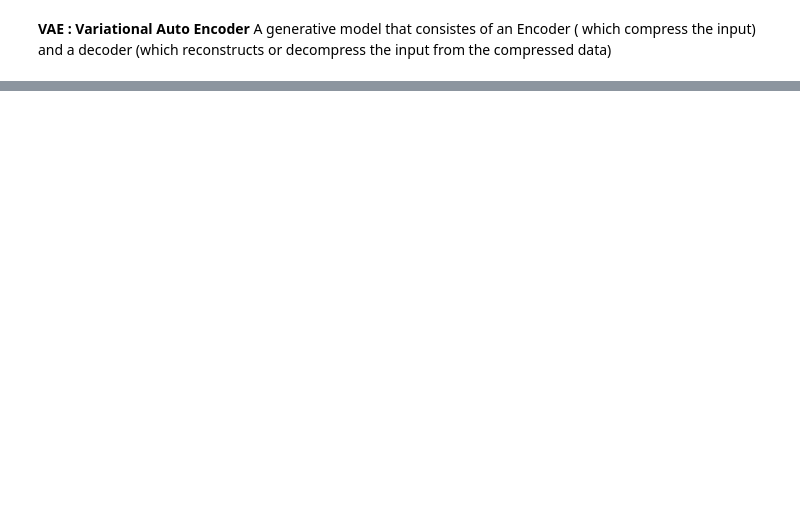
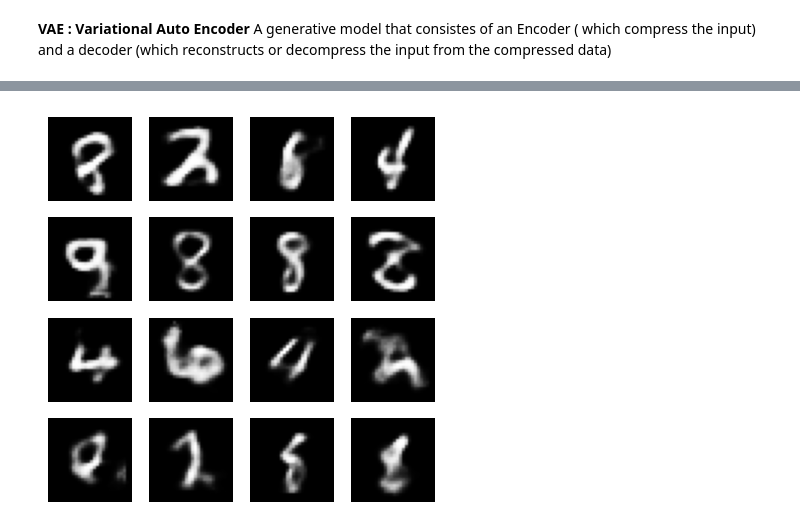
Before and after one commit to roshinsthomas/Variational-Autoencoder-MNIST, a Jupyter notebook: VAE.ipynb, the cells around one changed output, grey strips where cells are left out. Drawn from its saved outputs; the diff is of its cells as text; code cells hidden in the pictures; blank space fills up the shorter version.

Commit message:
completed VAE model using MNIST dataset

```diff
--- a/VAE.ipynb
+++ b/VAE.ipynb
@@ -30,7 +30,7 @@ class VAE(nn.Module):
     #create an encoder converts ip into latent dims
     #create an encoder layer object of Sequential class
     self.encoder = nn.Sequential(
-        nn.Linear(input_dim, hidden_dim)
+        nn.Linear(input_dim, hidden_dim),
         #first fully connected layer with Linear activation
         nn.ReLU() # relu activation
     )
@@ -45,7 +45,7 @@ class VAE(nn.Module):
     ################
     #create an decoder converts latent dims into output
     self.decoder = nn.Sequential(
-        nn.Linear(input_dim, hidden_dim)
+        nn.Linear(latent_dim, hidden_dim),
         #first fully connected layer with Linear activation
         nn.ReLU(), # relu activation
         nn.Linear(hidden_dim, input_dim),
@@ -83,0 +101,6 @@ def loss_fn(reconstructed_x, x, mu, log_var):
+# %%
+#Train the VAE
+#Step 1 : initialize the model, optimizer and device
+device = torch.device("cuda" if torch.cuda.is_available() else "cpu")
+model = VAE().to(device) #load the model class to device
+optimizer = optim.Adam(model.parameters(), lr = 1e-3)
@@ -83,0 +146,19 @@ def loss_fn(reconstructed_x, x, mu, log_var):
+# %%
+#generate a set of images using our trained model
+import matplotlib.pyplot as plt
+with torch.no_grad():
+  #create a blank random points in latent space
+  z = torch.randn(16, 20 ).to(device)
+  #using this blank latent space as input, our model should generate images
+  generated_images = model.decoder(z).cpu() #decode our random z
+
+#plot the generated 16 images in a 4x4 grid
+fig, axis = plt.subplots(4, 4, figsize = (5,5))
+#show the images as a loop
+for i, ax in enumerate(axis.flatten()):
+  ax.imshow(generated_images[i].view(28,28), cmap = 'gray')
+  ax.axis('off')
+#show the drawn plot
+plt.show()
+# %% [output]
+[figure, added]
```
Also changed, not shown: parts of 5 cells of this notebook.
